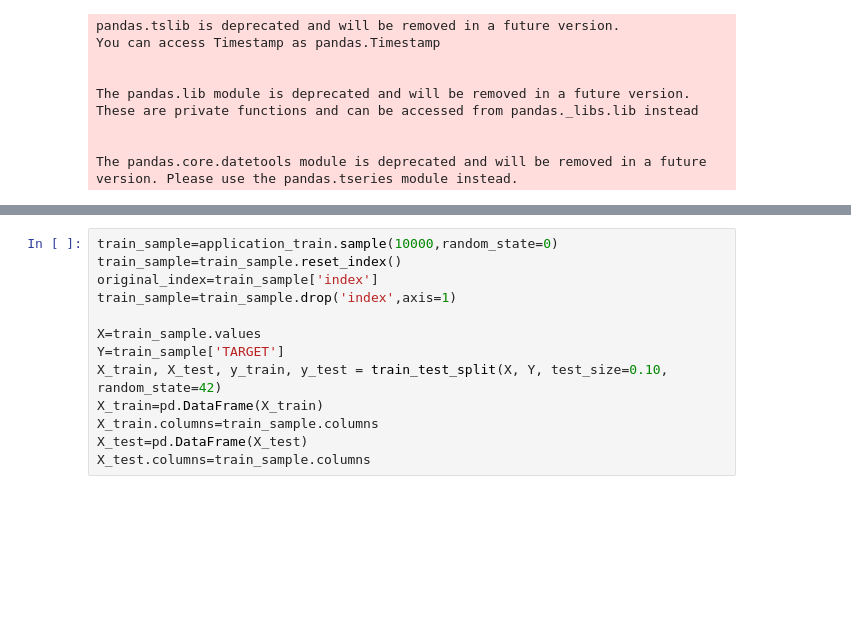
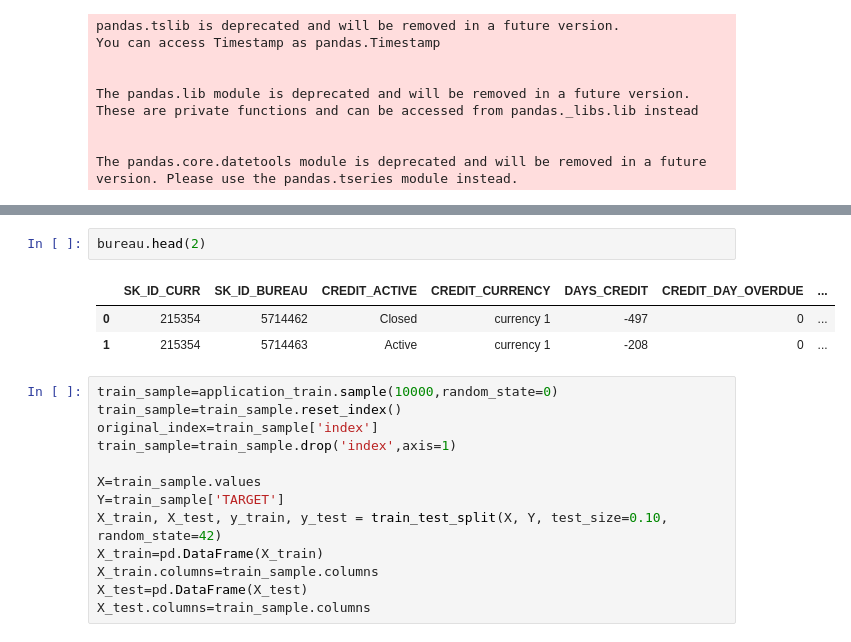
Before and after one commit to shanky221341/machine_learning, a Jupyter notebook: Notebooks/credit_predcition2.ipynb, the cells around one changed output, grey strips where cells are left out. Cells and saved outputs as stored; diff of their text form; blank space fills up the shorter version.

```diff
--- a/Notebooks/credit_predcition2.ipynb
+++ b/Notebooks/credit_predcition2.ipynb
@@ -59,3 +154,9 @@ home_credit_col_desc=pd.read_csv("C:/Users/vberlia/Documents/data/credit_predict
+# %%
+bureau.head(2)
+# %% [output]
+|  | SK_ID_CURR | SK_ID_BUREAU | CREDIT_ACTIVE | CREDIT_CURRENCY | DAYS_CREDIT | CREDIT_DAY_OVERDUE | ... |
+| 0 | 215354 | 5714462 | Closed | currency 1 | -497 | 0 | ... |
+| 1 | 215354 | 5714463 | Active | currency 1 | -208 | 0 | ... |
 # %%
 train_sample=application_train.sample(10000,random_state=0)
 train_sample=train_sample.reset_index()
```
Also changed, not shown: parts of 11 cells of this notebook, 7 other files.
